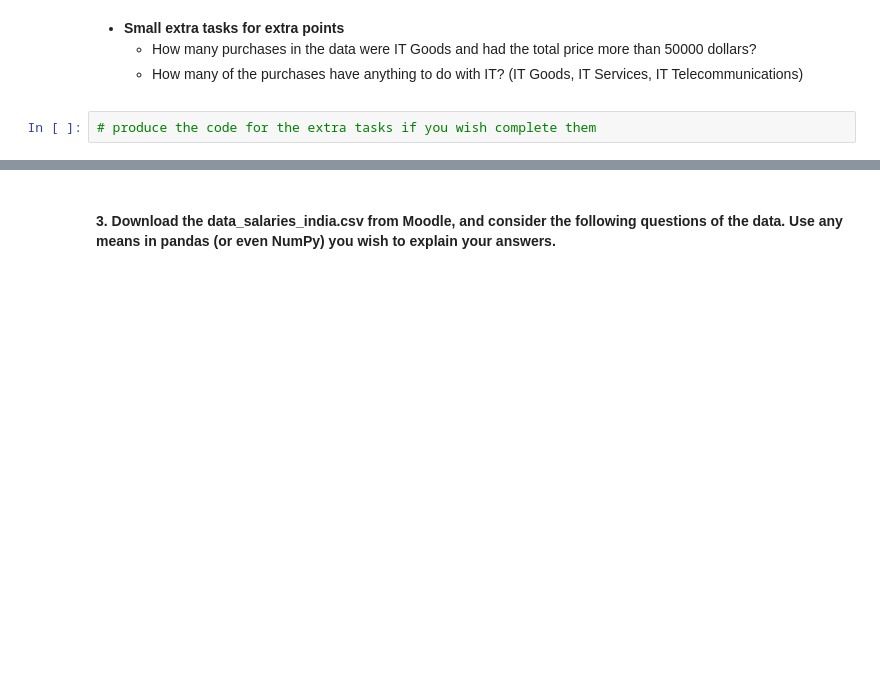
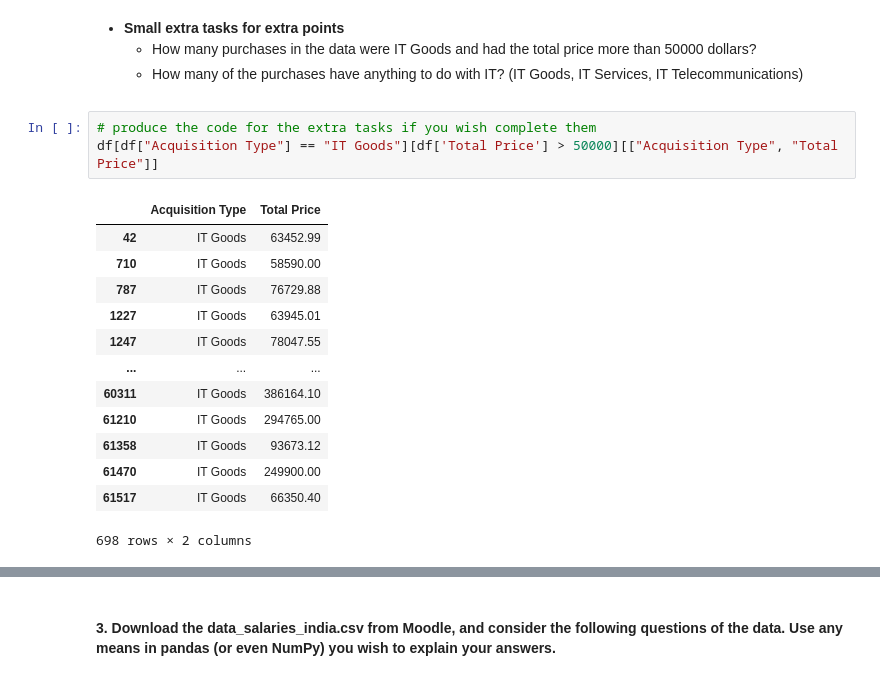
Before and after one commit to Zeek-eth/Data-Analytics-Basics, a Jupyter notebook: DataAnalyticsExerciseSet2.ipynb, the cells around one changed output, grey strips where cells are left out. Saved outputs shown, nothing was run; the diff lists cells and outputs as text; blank space fills up the shorter version.

```diff
--- a/DataAnalyticsExerciseSet2.ipynb
+++ b/DataAnalyticsExerciseSet2.ipynb
@@ -230,3 +284,18 @@ df['Number of Credit Problems'].corr(df['Bankruptcies'])
 </ul>
 # %%
 # produce the code for the extra tasks if you wish complete them
+df[df["Acquisition Type"] == "IT Goods"][df['Total Price'] > 50000][["Acquisition Type", "Total Price"]]
+# %% [output]
+|  | Acquisition Type | Total Price |
+| 42 | IT Goods | 63452.99 |
+| 710 | IT Goods | 58590.00 |
+| 787 | IT Goods | 76729.88 |
+| 1227 | IT Goods | 63945.01 |
+| 1247 | IT Goods | 78047.55 |
+| ... | ... | ... |
+| 60311 | IT Goods | 386164.10 |
+| 61210 | IT Goods | 294765.00 |
+| 61358 | IT Goods | 93673.12 |
+| 61470 | IT Goods | 249900.00 |
+| 61517 | IT Goods | 66350.40 |
+698 rows × 2 columns
```
Also changed, not shown: parts of 7 cells of this notebook.
